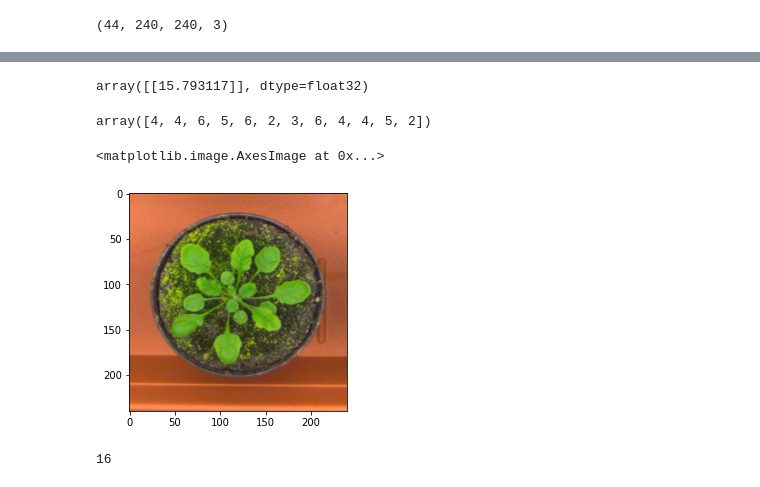
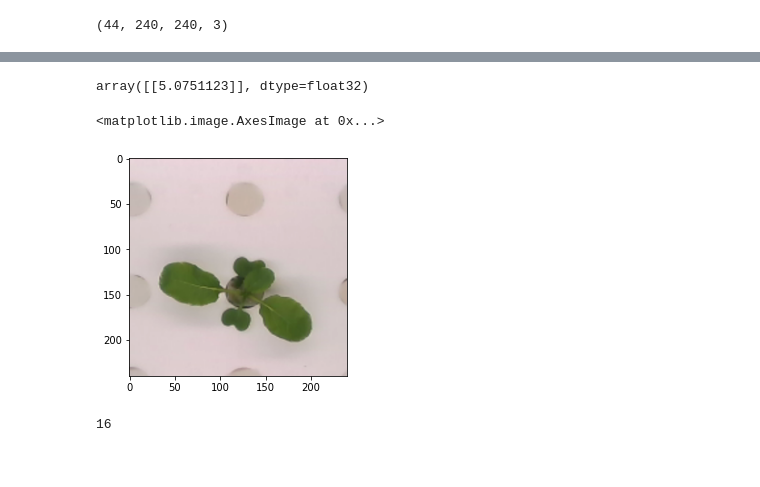
Before and after one commit to zhangjiahui56/WebApp, a Jupyter notebook: LeafCounting/Model.ipynb, the cells around one changed output, grey strips where cells are left out. Cells and saved outputs as stored; diff of their text form; code cells hidden in the pictures.

```diff
--- a/LeafCounting/Model.ipynb
+++ b/LeafCounting/Model.ipynb
@@ -58,17 +58,13 @@ model.evaluate(x_ts, y_ts)
 # %%
-model.predict(np.expand_dims(x_ts[5], axis=0))
+model.predict(np.expand_dims(x_ts[4], axis=0))
 # %% [output]
-array([[15.793117]], dtype=float32)
+array([[5.0751123]], dtype=float32)
-# %%
-y_val
-# %% [output]
-array([4, 4, 6, 5, 6, 2, 3, 6, 4, 4, 5, 2])
 # %%
 import matplotlib.pyplot as plt
-plt.imshow(x_test[5])
+plt.imshow(x_test[4])
 # %% [output]
 <matplotlib.image.AxesImage at 0x...>
-[figure, old version]
+[figure, new version]
 # %%
 y_test[5]
 # %% [output]
```
Also changed, not shown: parts of 4 cells of this notebook, 3 other files.
